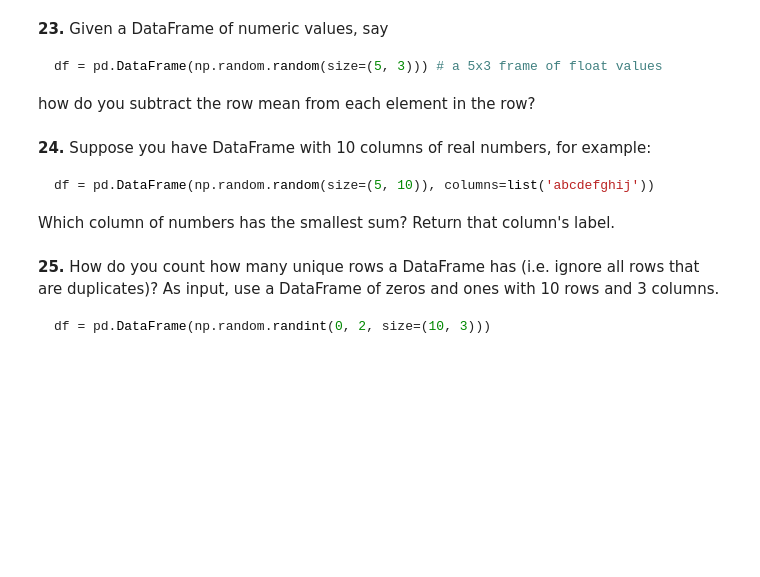
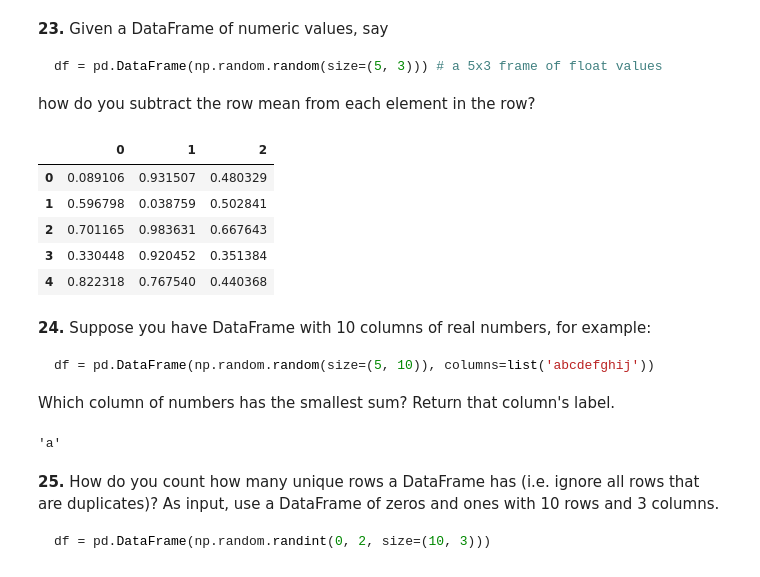
Before and after one commit to aaaaaaaaaaaaaahhh/100-pandas-puzzles, a Jupyter notebook: 100-pandas-puzzles.ipynb, the cells around one changed output. Drawn from its saved outputs; the diff is of its cells as text; code cells hidden in the pictures; blank space fills up the shorter version.

````diff
--- a/100-pandas-puzzles.ipynb
+++ b/100-pandas-puzzles.ipynb
@@ -301,6 +301,18 @@ df = pd.DataFrame(np.random.random(size=(5, 3))) # a 5x3 frame of float values
 ```
 
 how do you subtract the row mean from each element in the row?
+# %%
+df = pd.DataFrame(np.random.random(size=(5, 3))) # a 5x3 frame of float values
+
+df.sub(df.mean(axis=1), axis=0)
+df
+# %% [output]
+|  | 0 | 1 | 2 |
+| 0 | 0.089106 | 0.931507 | 0.480329 |
+| 1 | 0.596798 | 0.038759 | 0.502841 |
+| 2 | 0.701165 | 0.983631 | 0.667643 |
+| 3 | 0.330448 | 0.920452 | 0.351384 |
+| 4 | 0.822318 | 0.767540 | 0.440368 |
 # %% [markdown]
 **24.** Suppose you have DataFrame with 10 columns of real numbers, for example:
 
@@ -308,6 +320,12 @@ how do you subtract the row mean from each element in the row?
 df = pd.DataFrame(np.random.random(size=(5, 10)), columns=list('abcdefghij'))
 ```
 Which column of numbers has the smallest sum?  Return that column's label.
+# %%
+df = pd.DataFrame(np.random.random(size=(5, 10)), columns=list('abcdefghij'))
+
+df.sum().idxmin()
+# %% [output]
+'a'
 # %% [markdown]
 **25.** How do you count how many unique rows a DataFrame has (i.e. ignore all rows that are duplicates)? As input, use a DataFrame of zeros and ones with 10 rows and 3 columns.
 
````
